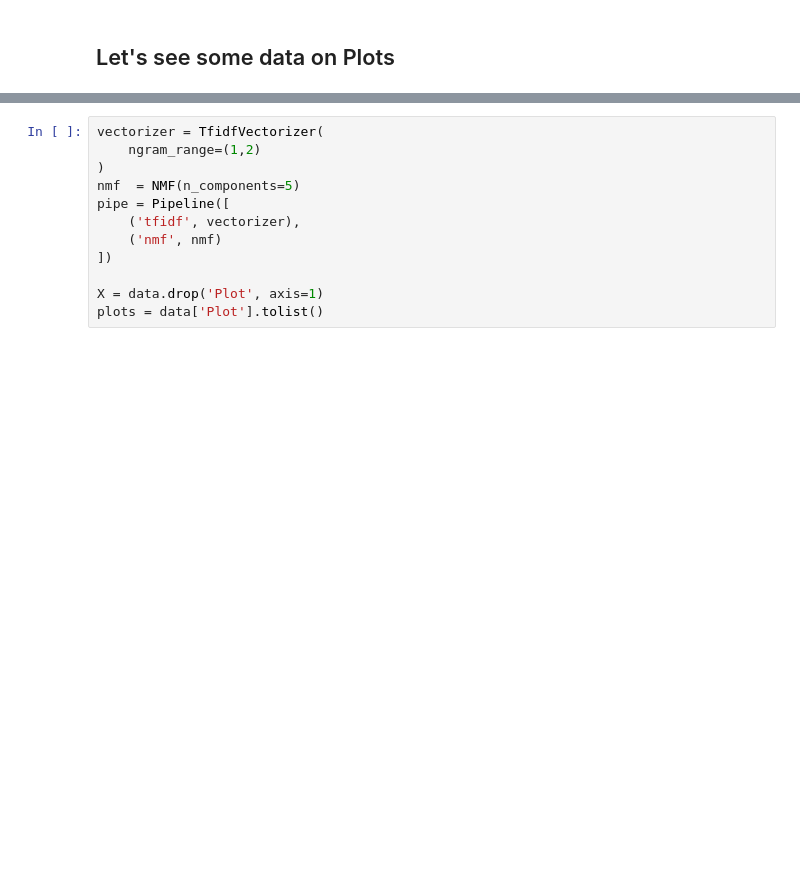
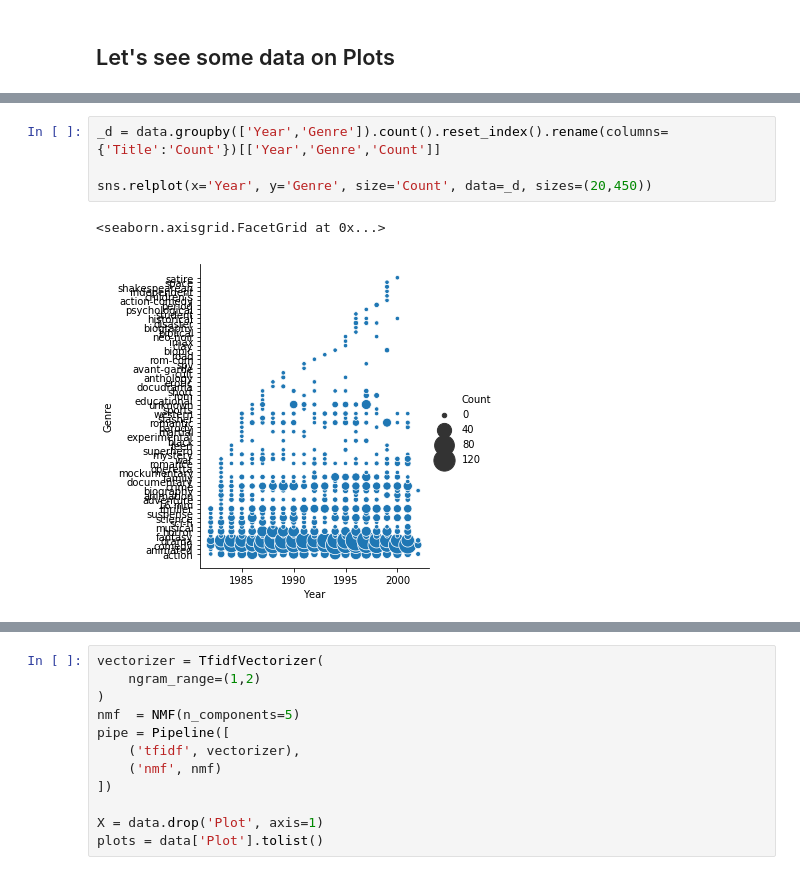
Before and after one commit to SabinoGs/kaggle, a Jupyter notebook: wikipedia_movie_plots/Movie Recommender .ipynb, the cells around one changed output, grey strips where cells are left out. Cells and saved outputs as stored; diff of their text form; blank space fills up the shorter version.

```diff
--- a/wikipedia_movie_plots/Movie Recommender .ipynb
+++ b/wikipedia_movie_plots/Movie Recommender .ipynb
@@ -76,0 +142,7 @@ sns.countplot(y='Origin/Ethnicity', data=data)
+# %%
+_d = data.groupby(['Year','Genre']).count().reset_index().rename(columns={'Title':'Count'})[['Year','Genre','Count']]
+
+sns.relplot(x='Year', y='Genre', size='Count', data=_d, sizes=(20,450))
+# %% [output]
+<seaborn.axisgrid.FacetGrid at 0x...>
+[figure, added]
```
Also changed, not shown: parts of 25 cells of this notebook.
